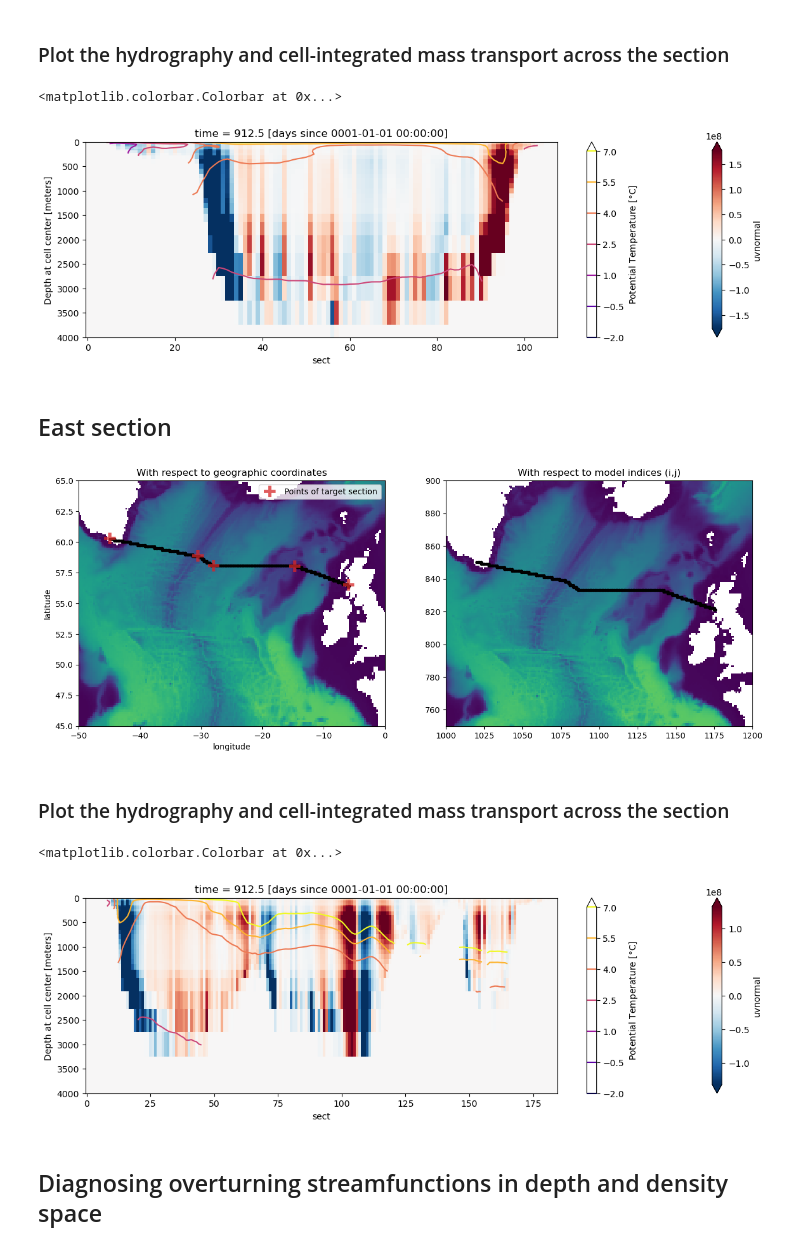
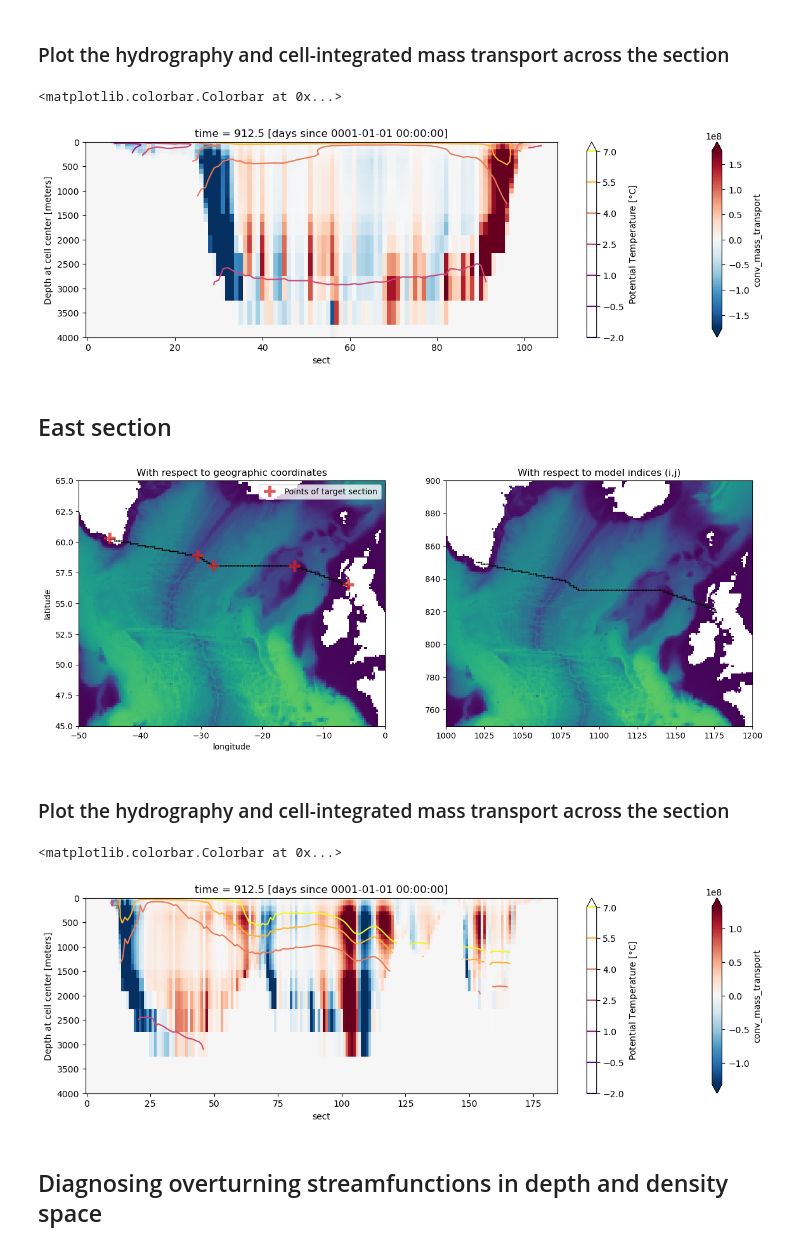
Before and after one commit to MOM6-community/sectionate, a Jupyter notebook: examples/2_OSNAP_transports_CM4p125.ipynb, the cells around one changed output. Drawn from its saved outputs; the diff is of its cells as text; code cells hidden in the pictures.

```diff
--- a/examples/2_OSNAP_transports_CM4p125.ipynb
+++ b/examples/2_OSNAP_transports_CM4p125.ipynb
@@ -104,17 +105,17 @@ plt.show()
 # %% [markdown]
 ### Plot the hydrography and cell-integrated mass transport across the section
 # %%
-T_west = sectionate.MOM6_extract_hydro(ds['thetao'], iwest, jwest)
+T_west = sectionate.extract_tracer(ds['thetao'], iwest, jwest, symmetric)
 # %%
-Trp_west = sectionate.MOM6_convergent_transport(ds, iwest, jwest, symmetric=symmetric, counterclockwise=True)
+Trp_west = sectionate.convergent_transport(ds, iwest, jwest, symmetric, counterclockwise=True)
 # %%
 plt.figure(figsize=(15, 4))
-Trp_west.isel(time=0)['uvnormal'].plot(cmap='RdBu_r', yincrease=False, ylim=[4000,0], robust=True)
+Trp_west.isel(time=0)['conv_mass_transport'].plot(cmap='RdBu_r', yincrease=False, ylim=[4000,0], robust=True)
 cs = T_west.isel(time=0).plot.contour(vmin=-2, vmax=7, cmap='plasma', yincrease=False, ylim=[4000,0])
 plt.colorbar(cs, label=r"Potential Temperature [$\degree$C]")
 # %% [output]
 <matplotlib.colorbar.Colorbar at 0x...>
-[figure, old version]
+[figure, new version]
 # %% [markdown]
 ## East section
 # %%
@@ -126,7 +127,7 @@ ieast, jeast, xeast, yeast = sectionate.create_section_composite(grid['geolon_c'
 plt.figure(figsize=[15,5.5])
 plt.subplot(1,2,1)
 plt.pcolormesh(grid['geolon_c'], grid['geolat_c'], depth_masked)
-plt.plot(xeast, yeast, 'k.-')
+plt.plot(xeast, yeast, 'k.-', markersize=1.5, lw=0.75)
 plt.plot(East_section_lons, East_section_lats, "C3+", markersize=15., mew=4., alpha=0.75, label="Points of target section")
 plt.axis([-50, 0, 45, 65])
 plt.xlabel("longitude")
@@ -136,12 +137,12 @@ plt.legend(loc="upper right")
 
 plt.subplot(1,2,2)
 plt.pcolormesh(depth_masked)
-plt.plot(ieast, jeast, 'k.')
+plt.plot(ieast, jeast, 'k.', markersize=1.5, lw=0.75)
 plt.axis([1000, 1200, 750, 900])
 plt.title("With respect to model indices (i,j)")
 plt.show()
 # %% [output]
-[figure, old version]
+[figure, new version]
 # %% [markdown]
 ### Plot the hydrography and cell-integrated mass transport across the section
 # %%
@@ -151,11 +152,11 @@ Trp_east = sectionate.MOM6_convergent_transport(ds, ieast, jeast, symmetric=symm
 # %%
 plt.figure(figsize=(15, 4))
-Trp_east.isel(time=0)['uvnormal'].plot(cmap='RdBu_r', yincrease=False, ylim=[4000,0], robust=True)
+Trp_east.isel(time=0)['conv_mass_transport'].plot(cmap='RdBu_r', yincrease=False, ylim=[4000,0], robust=True)
 cs = T_east.isel(time=0).plot.contour(vmin=-2, vmax=7, cmap='plasma', yincrease=False, ylim=[4000,0])
 plt.colorbar(cs, label=r"Potential Temperature [$\degree$C]")
 # %% [output]
 <matplotlib.colorbar.Colorbar at 0x...>
-[figure, old version]
+[figure, new version]
 # %% [markdown]
 ## Diagnosing overturning streamfunctions in depth and density space
 # %%
```
Also changed, not shown: parts of 11 cells of this notebook, 2 other files.
